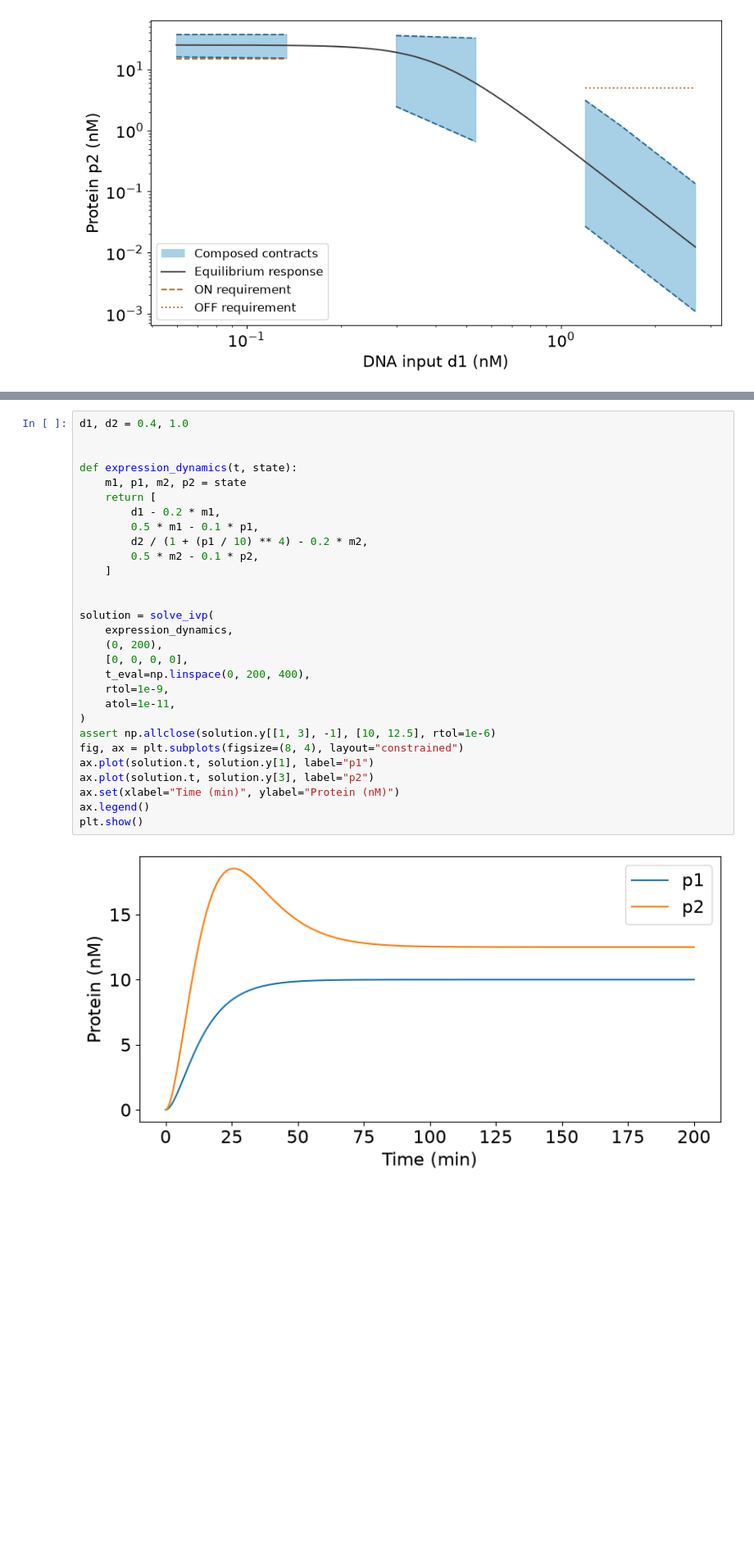
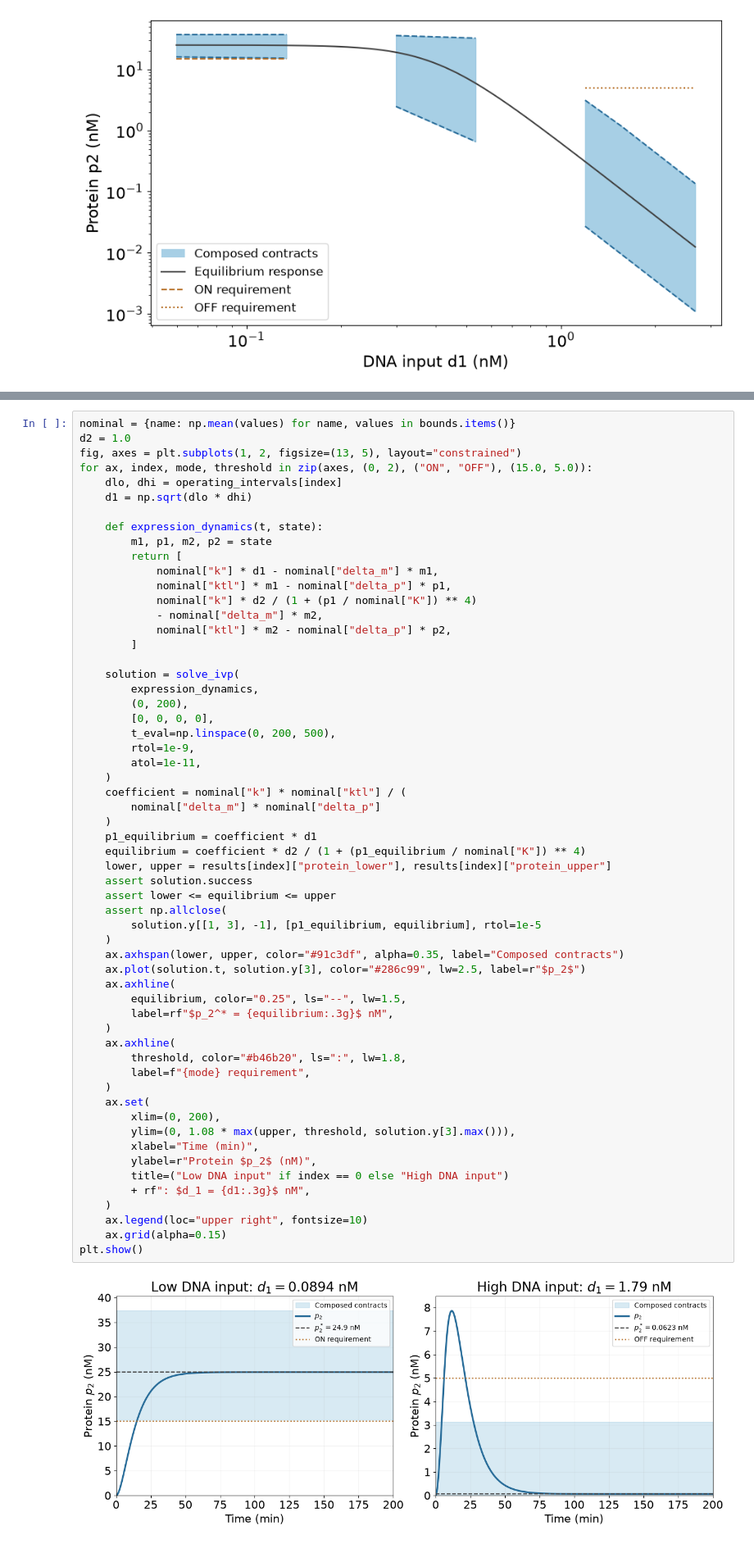
Before and after one commit to ctsd-lab/biospeak, a Jupyter notebook: examples/canonical/protein_expression_composition.ipynb, the cells around one changed output, grey strips where cells are left out. Shown at 82% size. Saved outputs shown, nothing was run; the diff lists cells and outputs as text; blank space fills up the shorter version.

```diff
--- a/examples/canonical/protein_expression_composition.ipynb
+++ b/examples/canonical/protein_expression_composition.ipynb
@@ -131,31 +129,60 @@ plt.show()
 # %%
-d1, d2 = 0.4, 1.0
+nominal = {name: np.mean(values) for name, values in bounds.items()}
+d2 = 1.0
+fig, axes = plt.subplots(1, 2, figsize=(13, 5), layout="constrained")
+for ax, index, mode, threshold in zip(axes, (0, 2), ("ON", "OFF"), (15.0, 5.0)):
+    dlo, dhi = operating_intervals[index]
+    d1 = np.sqrt(dlo * dhi)
 
+    def expression_dynamics(t, state):
+        m1, p1, m2, p2 = state
+        return [
+            nominal["k"] * d1 - nominal["delta_m"] * m1,
+            nominal["ktl"] * m1 - nominal["delta_p"] * p1,
+            nominal["k"] * d2 / (1 + (p1 / nominal["K"]) ** 4)
+            - nominal["delta_m"] * m2,
+            nominal["ktl"] * m2 - nominal["delta_p"] * p2,
+        ]
 
-def expression_dynamics(t, state):
-    m1, p1, m2, p2 = state
-    return [
-        d1 - 0.2 * m1,
-        0.5 * m1 - 0.1 * p1,
-        d2 / (1 + (p1 / 10) ** 4) - 0.2 * m2,
-        0.5 * m2 - 0.1 * p2,
-    ]
-
-
-solution = solve_ivp(
-    expression_dynamics,
-    (0, 200),
-    [0, 0, 0, 0],
-    t_eval=np.linspace(0, 200, 400),
-    rtol=1e-9,
-    atol=1e-11,
-)
-assert np.allclose(solution.y[[1, 3], -1], [10, 12.5], rtol=1e-6)
-fig, ax = plt.subplots(figsize=(8, 4), layout="constrained")
-ax.plot(solution.t, solution.y[1], label="p1")
-ax.plot(solution.t, solution.y[3], label="p2")
-ax.set(xlabel="Time (min)", ylabel="Protein (nM)")
-ax.legend()
+    solution = solve_ivp(
+        expression_dynamics,
+        (0, 200),
+        [0, 0, 0, 0],
+        t_eval=np.linspace(0, 200, 500),
+        rtol=1e-9,
+        atol=1e-11,
+    )
+    coefficient = nominal["k"] * nominal["ktl"] / (
+        nominal["delta_m"] * nominal["delta_p"]
+    )
+    p1_equilibrium = coefficient * d1
+    equilibrium = coefficient * d2 / (1 + (p1_equilibrium / nominal["K"]) ** 4)
+    lower, upper = results[index]["protein_lower"], results[index]["protein_upper"]
+    assert solution.success
+    assert lower <= equilibrium <= upper
+    assert np.allclose(
+        solution.y[[1, 3], -1], [p1_equilibrium, equilibrium], rtol=1e-5
+    )
+    ax.axhspan(lower, upper, color="#91c3df", alpha=0.35, label="Composed contracts")
+    ax.plot(solution.t, solution.y[3], color="#286c99", lw=2.5, label=r"$p_2$")
+    ax.axhline(
+        equilibrium, color="0.25", ls="--", lw=1.5,
+        label=rf"$p_2^* = {equilibrium:.3g}$ nM",
+    )
+    ax.axhline(
+        threshold, color="#b46b20", ls=":", lw=1.8,
+        label=f"{mode} requirement",
+    )
+    ax.set(
+        xlim=(0, 200),
+        ylim=(0, 1.08 * max(upper, threshold, solution.y[3].max())),
+        xlabel="Time (min)",
+        ylabel=r"Protein $p_2$ (nM)",
+        title=("Low DNA input" if index == 0 else "High DNA input")
+        + rf": $d_1 = {d1:.3g}$ nM",
+    )
+    ax.legend(loc="upper right", fontsize=10)
+    ax.grid(alpha=0.15)
 plt.show()
 # %% [output]
-[figure, old version]
+[figure, new version]
```
Also changed, not shown: parts of 2 cells of this notebook, 3 other files.
